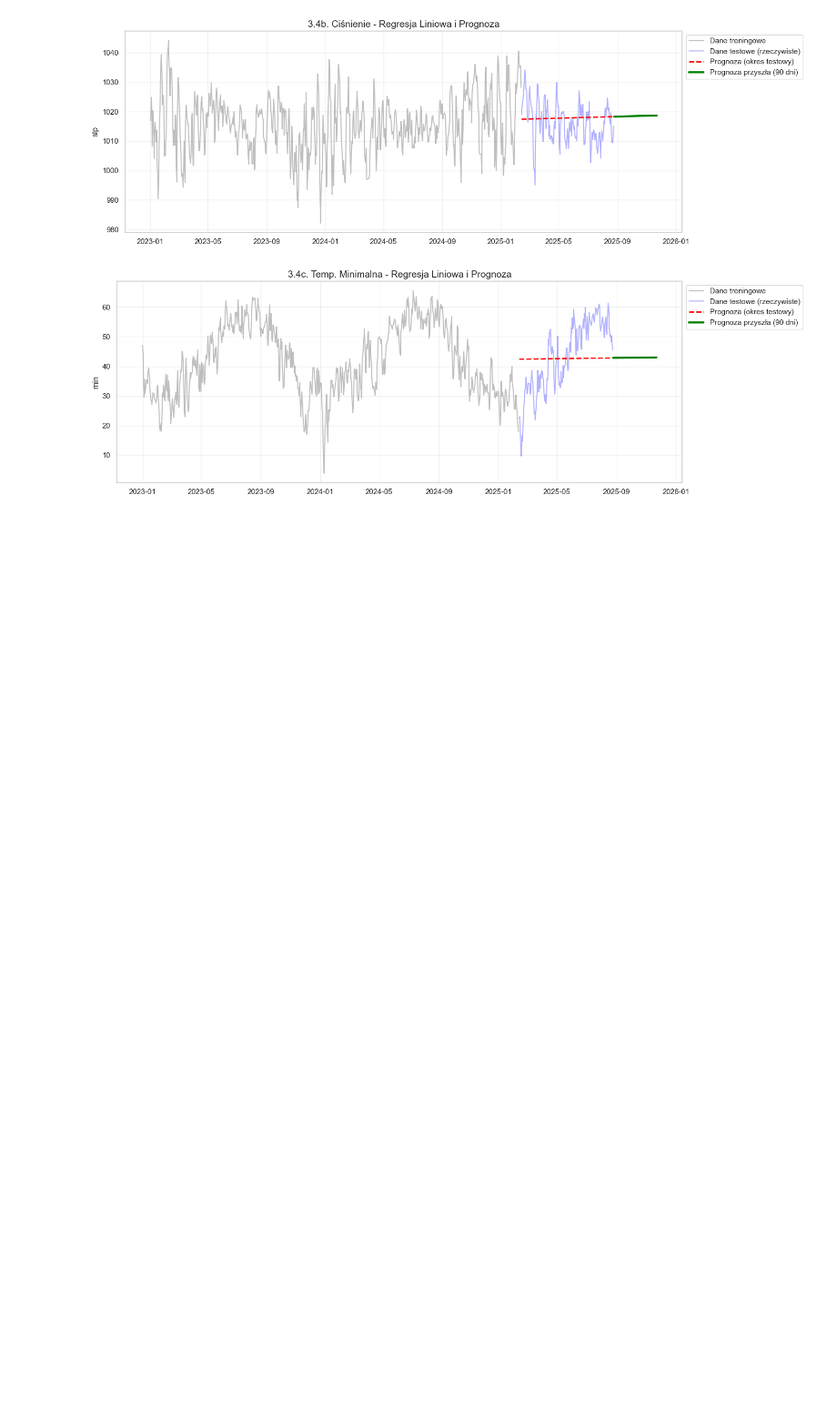
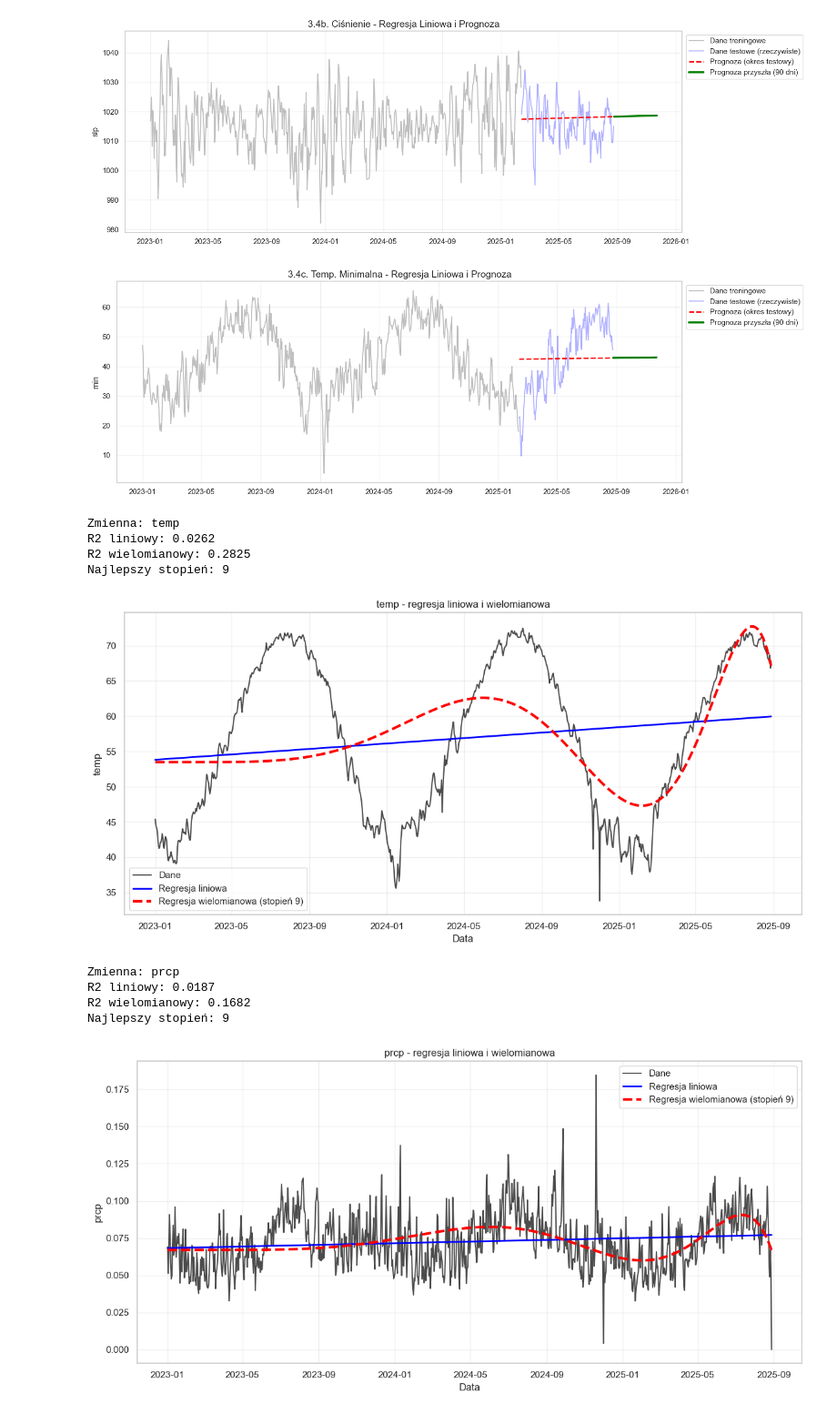
Before and after one commit to awalicki/Big_Data, a Jupyter notebook: Walicki_Dziuba_ZD3.ipynb, the cells around one changed output. Shown at 91% size. Drawn from its saved outputs; the diff is of its cells as text; code cells hidden in the pictures; blank space fills up the shorter version.

```diff
--- a/Walicki_Dziuba_ZD3.ipynb
+++ b/Walicki_Dziuba_ZD3.ipynb
@@ -245,3 +245,80 @@ for col, title in variables.items():
 [figure]
 [figure]
 [figure]
+# %%
+import pandas as pd
+import numpy as np
+import matplotlib.pyplot as plt
+from sklearn.linear_model import LinearRegression
+from sklearn.preprocessing import PolynomialFeatures
+from sklearn.pipeline import make_pipeline
+from sklearn.metrics import r2_score
+
+zmienne = ['temp', 'prcp', 'wdsp', 'dewp', 'slp']
+
+for zmienna in zmienne:
+  df = data[['date', zmienna]].dropna().copy()
+  df['date'] = pd.to_datetime(df['date'])
+
+  df = (
+      df.groupby('date')[zmienna]
+      .mean()
+      .reset_index()
+  )
+
+
+  X = np.arange(len(df)).reshape(-1, 1)
+  y = df[zmienna].values
+
+  model_lin = LinearRegression()
+  model_lin.fit(X, y)
+  y_lin = model_lin.predict(X)
+  r2_lin = r2_score(y, y_lin)
+
+  best_degree = 2
+  best_r2 = -1
+  best_model = None
+
+  for degree in range(2, 10):
+      model_poly = make_pipeline(PolynomialFeatures(degree),
+LinearRegression())
+      model_poly.fit(X, y)
+      y_poly = model_poly.predict(X)
+      r2_poly = r2_score(y, y_poly)
+
+      if r2_poly > best_r2:
+          best_r2 = r2_poly
+          best_degree = degree
+          best_model = model_poly
+
+  y_poly_best = best_model.predict(X)
+
+  print(f'\nZmienna: {zmienna}')
+  print(f'R2 liniowy: {r2_lin:.4f}')
+  print(f'R2 wielomianowy: {best_r2:.4f}')
+  print(f'Najlepszy stopień: {best_degree}')
+
+  plt.figure(figsize=(12, 6))
+  plt.plot(df['date'], y, color='black', linewidth=1.5, alpha=0.7,
+label='Dane')
+  plt.plot(df['date'], y_lin, color='blue', linewidth=2, label='Regresja liniowa')
+  plt.plot(df['date'], y_poly_best, color='red', linewidth=3,linestyle='--',label=f'Regresja wielomianowa (stopień {best_degree})')
+
+  plt.title(f'{zmienna} - regresja liniowa i wielomianowa')
+  plt.xlabel('Data')
+  plt.ylabel(zmienna)
+  plt.legend()
+  plt.grid(True, alpha=0.3)
+  plt.tight_layout()
+  plt.show()
+# %% [output]
+Zmienna: temp
+R2 liniowy: 0.0262
+R2 wielomianowy: 0.2825
+Najlepszy stopień: 9
+[figure, added]
+Zmienna: prcp
+R2 liniowy: 0.0187
+R2 wielomianowy: 0.1682
+Najlepszy stopień: 9
+[figure, added]
```
Also changed, not shown: parts of 3 cells of this notebook.
